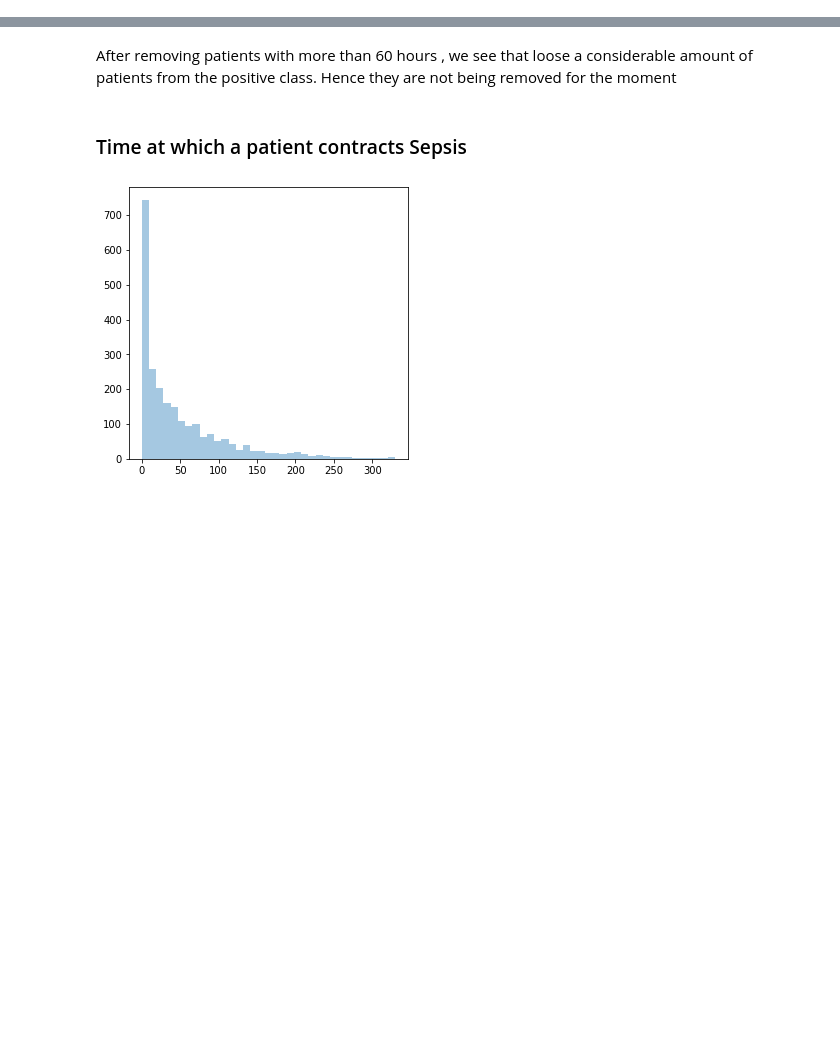
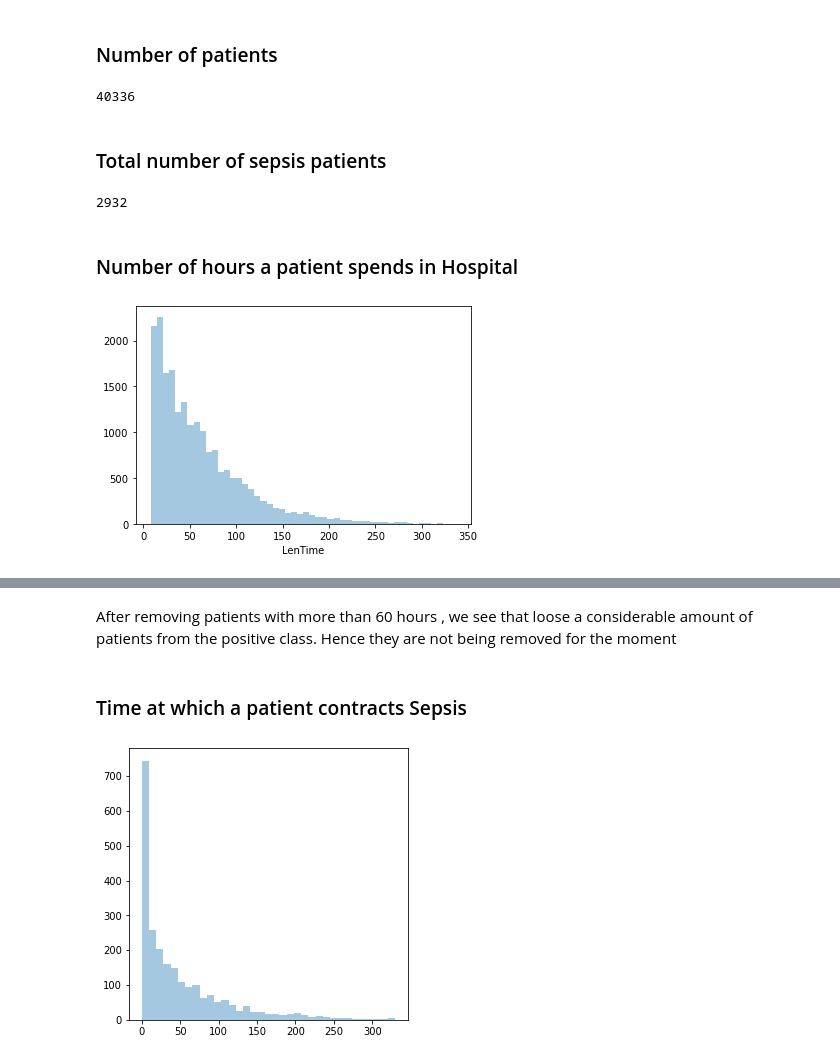
Before and after one commit to SCXsunchenxi/RCE, a Jupyter notebook: sepsis_data/SepsisData_analysis.ipynb, the cells around one changed output, grey strips where cells are left out. Cells and saved outputs as stored; diff of their text form; code cells hidden in the pictures; blank space fills up the shorter version.

```diff
--- a/sepsis_data/SepsisData_analysis.ipynb
+++ b/sepsis_data/SepsisData_analysis.ipynb
@@ -181,0 +41,5 @@ len(sepsis_train[sepsis_train > 0])
+# %%
+dfA = pd.read_csv('processed_data/training_setA/file_info.csv')
+
+dfB = pd.read_csv('processed_data/training_setB/file_info.csv')
+dfA.head()
@@ -181,0 +53,19 @@ len(sepsis_train[sepsis_train > 0])
+# %% [markdown]
+### Number of patients
+# %%
+len(dfA)+len(dfB)
+# %% [output]
+40336
+# %% [markdown]
+### Total number of sepsis patients
+# %%
+np.array(dfA.groupby(['TypeSepsis'])['TypeSepsis'].sum())[1]+np.array(dfB.groupby(['TypeSepsis'])['TypeSepsis'].sum())[1]
+# %% [output]
+2932
+# %% [markdown]
+### Number of hours a patient spends in Hospital
+# %%
+dfA['LenTime']=dfA['LenTime'].astype(int)
+sns.distplot(dfA['LenTime'], kde=False);
+# %% [output]
+[figure, added]
```
Also changed, not shown: parts of 44 cells of this notebook, 1 other file.
